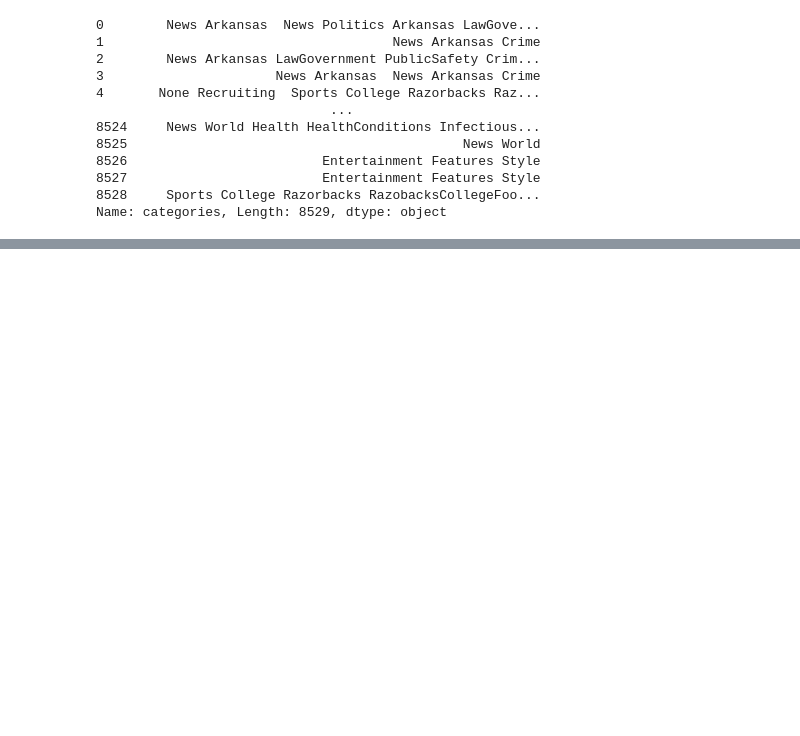
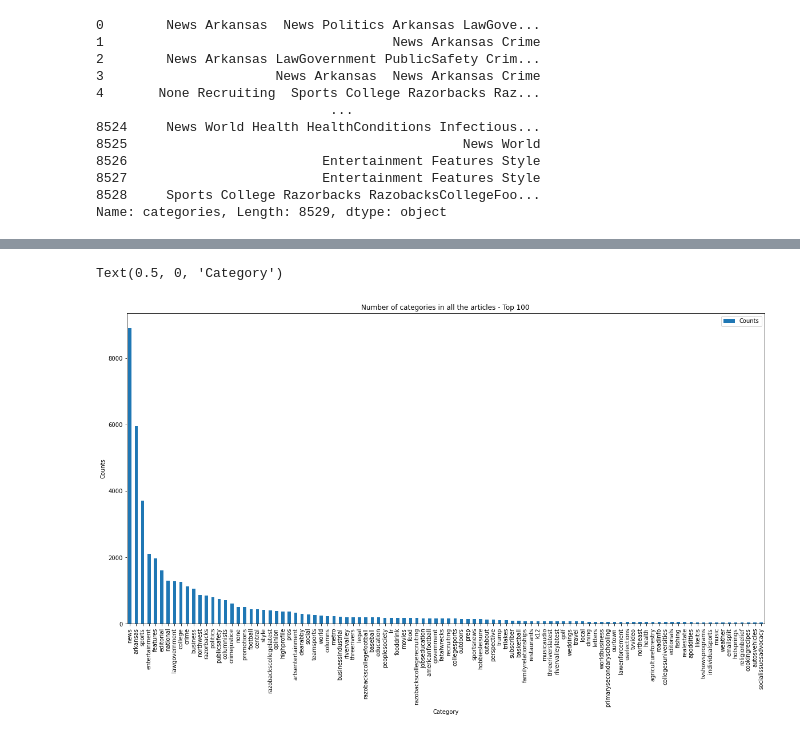
Before and after one commit to choushuiguo325/Recommendation_System_New_York_Times, a Jupyter notebook: static/2.2 EDA_NLP.ipynb, the cells around one changed output, grey strips where cells are left out. Saved outputs shown, nothing was run; the diff lists cells and outputs as text; code cells hidden in the pictures; blank space fills up the shorter version.

```diff
--- a/static/2.2 EDA_NLP.ipynb
+++ b/static/2.2 EDA_NLP.ipynb
@@ -242,0 +255,4 @@ matrix([[0., 0., 0., ..., 0., 0., 0.]])
+# %%
+train_category_counts = pd.DataFrame(train_feature_df.sum(axis = 0, skipna = True))
+train_category_counts.columns = ['Counts']
+train_category_counts.sort_values('Counts', ascending = False)
@@ -242,0 +273,8 @@ matrix([[0., 0., 0., ..., 0., 0., 0.]])
+# %%
+train_category_counts.sort_values('Counts', ascending = False).iloc[0:100].plot(kind = 'bar', figsize = (20,10))
+plt.title('Number of categories in all the articles - Top 100')
+plt.ylabel('Counts')
+plt.xlabel('Category')
+# %% [output]
+Text(0.5, 0, 'Category')
+[figure, added]
```
Also changed, not shown: parts of 45 cells of this notebook.
